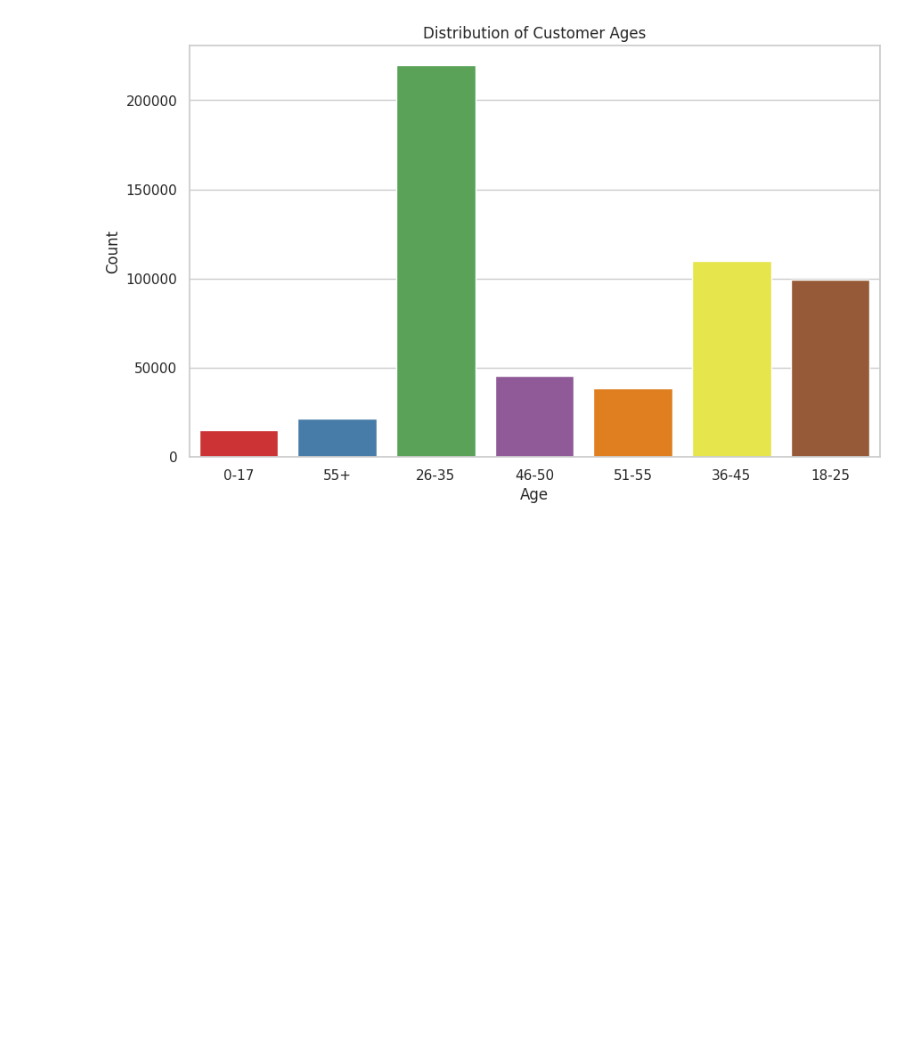
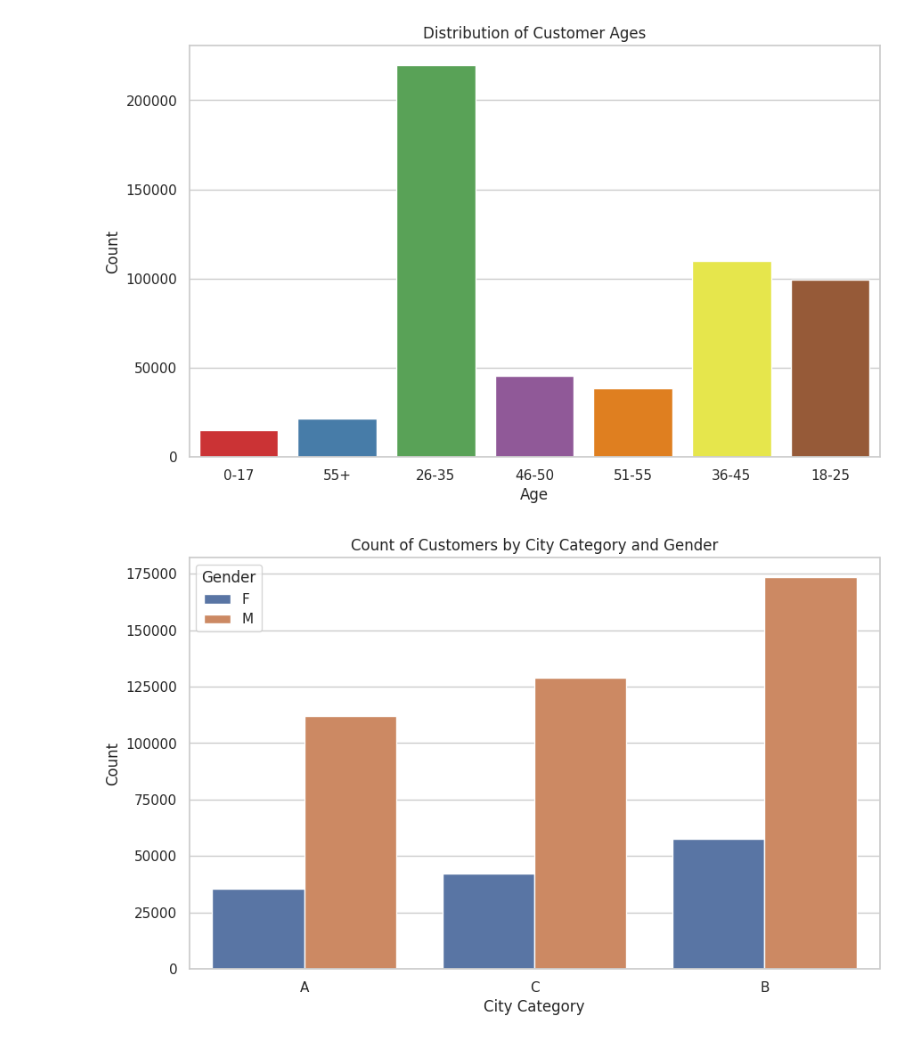
Before and after one commit to epanther/master, a Jupyter notebook: master-project-e&d.ipynb, the cells around one changed output. Drawn from its saved outputs; the diff is of its cells as text; code cells hidden in the pictures; blank space fills up the shorter version.

```diff
--- a/master-project-e&d.ipynb
+++ b/master-project-e&d.ipynb
@@ -151,3 +134,18 @@ plt.ylabel('Count')
 plt.show()
 # %% [output]
 [figure]
+# %%
+import matplotlib.pyplot as plt
+import seaborn as sns
+
+# Your DataFrame and other code here
+
+plt.figure(figsize=(10, 6))
+sns.countplot(data=df, x='City_Category', hue='Gender')
+plt.title('Count of Customers by City Category and Gender')
+plt.xlabel('City Category')
+plt.ylabel('Count')
+plt.legend(title='Gender')
+plt.show()
+# %% [output]
+[figure, added]
```
Also changed, not shown: parts of 4 cells of this notebook.
